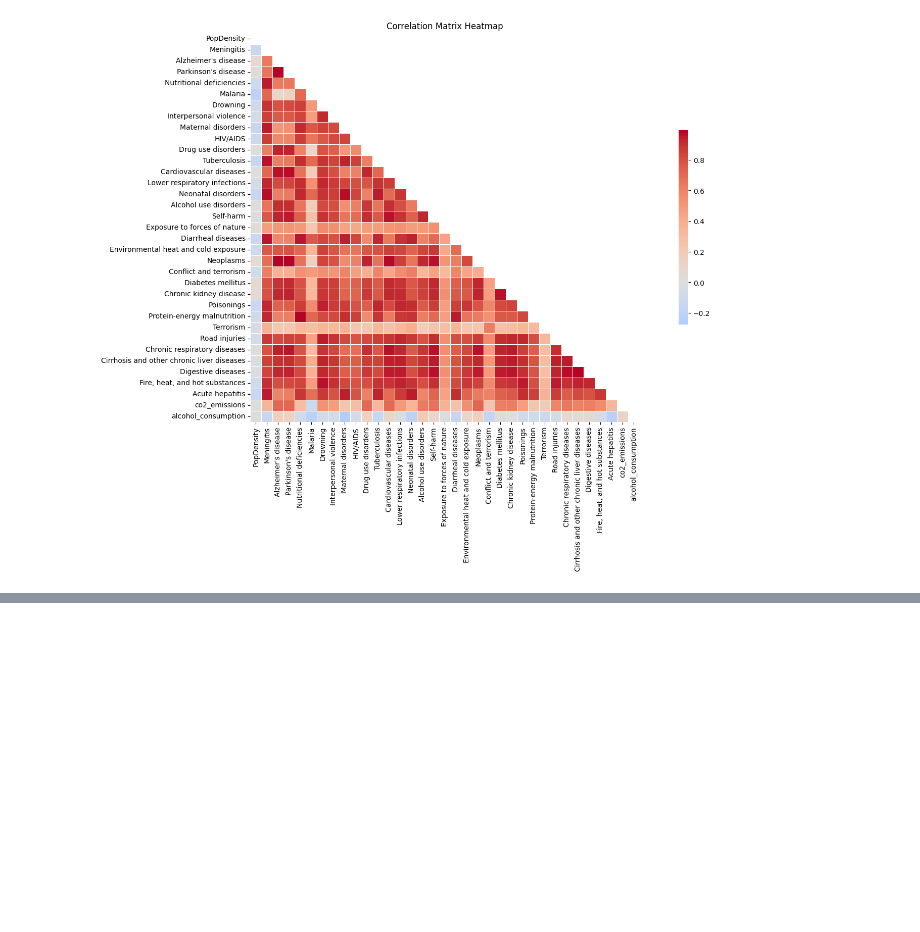
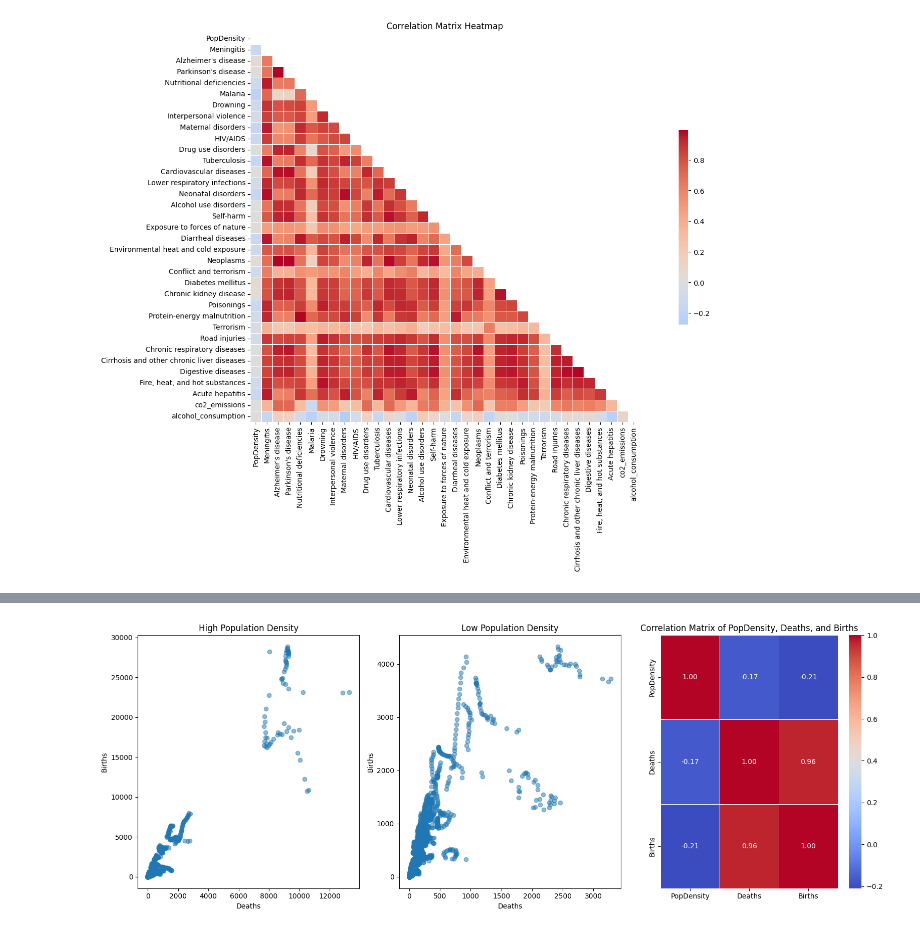
Before and after one commit to ConnorWiltsie/Homework4, a Jupyter notebook: Homework4.ipynb, the cells around one changed output, grey strips where cells are left out. Saved outputs shown, nothing was run; the diff lists cells and outputs as text; code cells hidden in the pictures; blank space fills up the shorter version.

```diff
--- a/Homework4.ipynb
+++ b/Homework4.ipynb
@@ -129,0 +199,37 @@ plt.show()
+# %%
+# Pearson correlation
+correlation_matrix = df[['PopDensity', 'Deaths', 'Births']].corr()
+
+# Define the threshold for high and low population density
+density_threshold = df['PopDensity'].median()  # You can adjust this threshold as needed
+
+# Categorize the data into high and low population density groups
+high_density_df = df[df['PopDensity'] >= density_threshold]
+low_density_df = df[df['PopDensity'] < density_threshold]
+
+# Calculate Spearman correlation matrix
+correlation_matrix = df[['PopDensity', 'Deaths', 'Births']].corr(method='spearman')
+
+# Create subplots for scatter plots and heatmap
+plt.figure(figsize=(16, 6))
+
+plt.subplot(1, 3, 1)
+plt.scatter(high_density_df['Deaths'], high_density_df['Births'], alpha=0.5)
+plt.title('High Population Density')
+plt.xlabel('Deaths')
+plt.ylabel('Births')
+
+plt.subplot(1, 3, 2)
+plt.scatter(low_density_df['Deaths'], low_density_df['Births'], alpha=0.5)
+plt.title('Low Population Density')
+plt.xlabel('Deaths')
+plt.ylabel('Births')
+
+plt.subplot(1, 3, 3)
+sns.heatmap(correlation_matrix, annot=True, cmap='coolwarm', fmt=".2f", linewidths=.5)
+plt.title('Correlation Matrix of PopDensity, Deaths, and Births')
+
+plt.tight_layout()
+plt.show()
+# %% [output]
+[figure, added]
```
Also changed, not shown: parts of 13 cells of this notebook.
